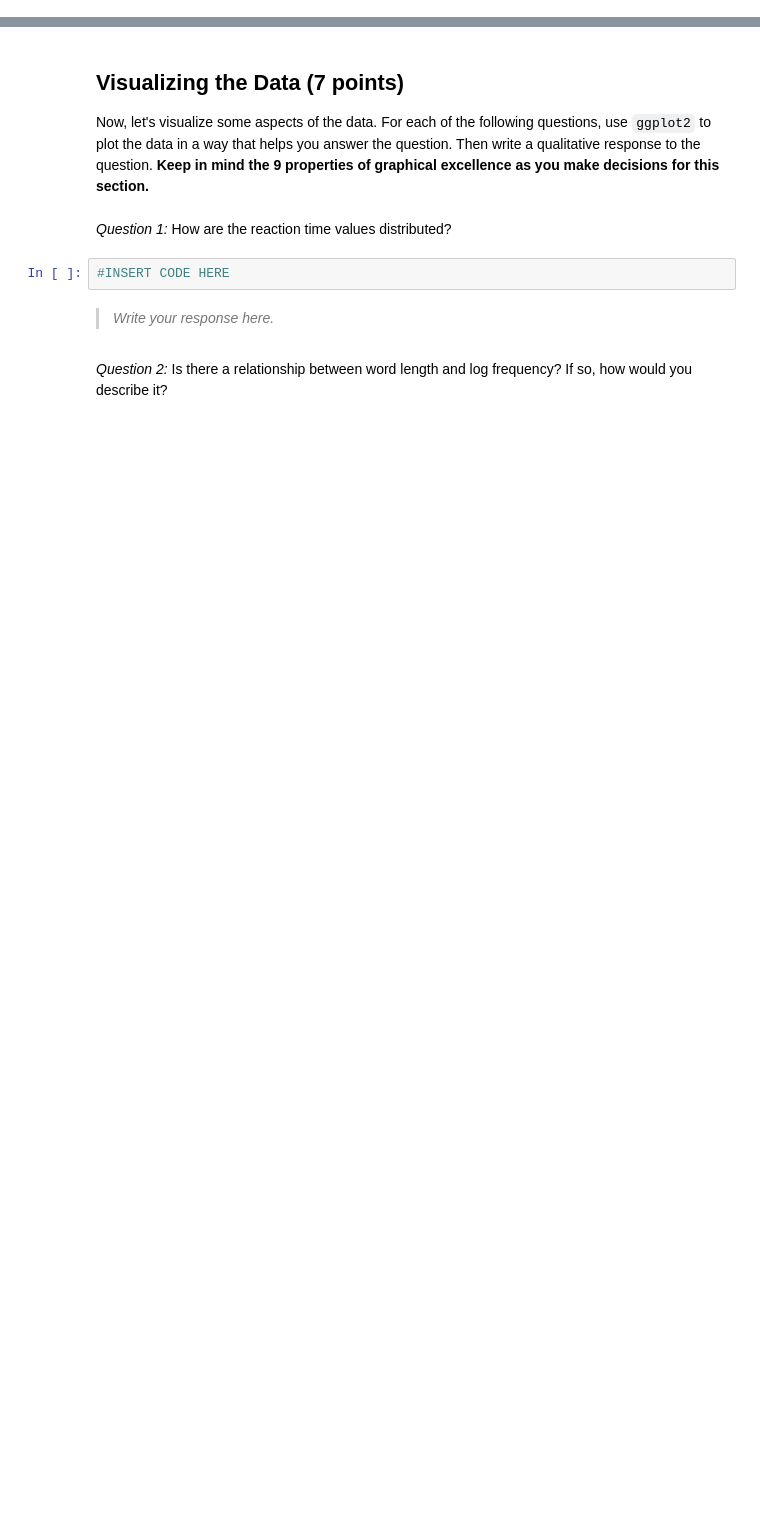
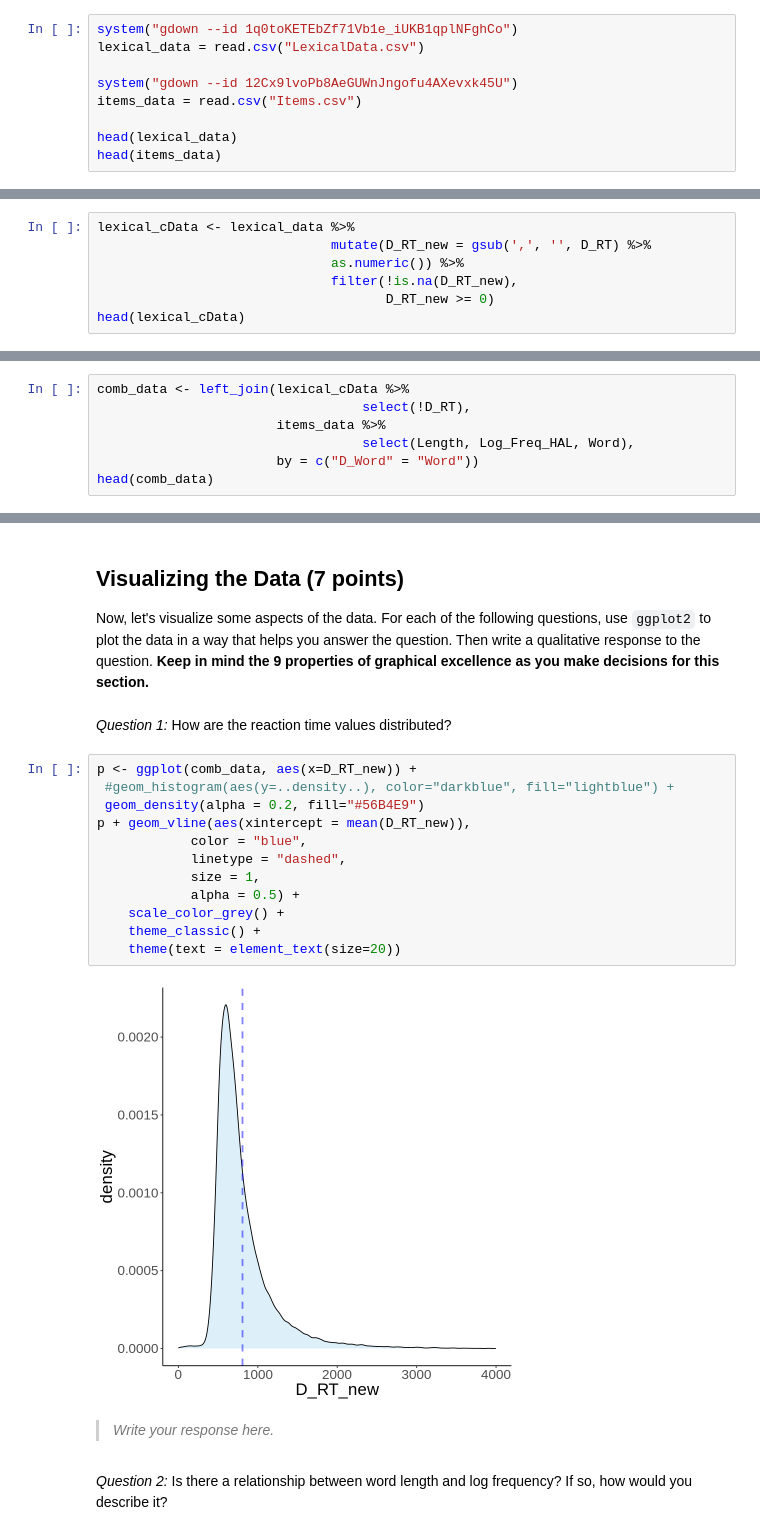
Before and after one commit to CoAxLab/DataSciencePsychNeuro, a Jupyter notebook: Homeworks/Homework3.ipynb, the cells around one changed output, grey strips where cells are left out. Saved outputs shown, nothing was run; the diff lists cells and outputs as text; blank space fills up the shorter version.

```diff
--- a/Homeworks/Homework3.ipynb
+++ b/Homeworks/Homework3.ipynb
@@ -19,0 +18,9 @@ Use the `setwd` (or `system ("gdown")` if you're working in colab) and `read.csv
+# %%
+system("gdown --id 1q0toKETEbZf71Vb1e_iUKB1qplNFghCo")
+lexical_data = read.csv("LexicalData.csv")
+
+system("gdown --id 12Cx9lvoPb8AeGUWnJngofu4AXevxk45U")
+items_data = read.csv("Items.csv")
+
+head(lexical_data)
+head(items_data)
@@ -25,0 +73,7 @@ First you'll need to load the `tidyverse` library.
+# %%
+lexical_cData <- lexical_data %>%
+                              mutate(D_RT_new = gsub(',', '', D_RT) %>%
+                              as.numeric()) %>%
+                              filter(!is.na(D_RT_new),
+                                     D_RT_new >= 0)
+head(lexical_cData)
@@ -29,0 +92,7 @@ First you'll need to load the `tidyverse` library.
+# %%
+comb_data <- left_join(lexical_cData %>%
+                                  select(!D_RT),
+                       items_data %>%
+                                  select(Length, Log_Freq_HAL, Word),
+                       by = c("D_Word" = "Word"))
+head(comb_data)
@@ -33,8 +112,20 @@ First you'll need to load the `tidyverse` library.
 Now, let's visualize some aspects of the data. For each of the following questions, use `ggplot2` to plot the data in a way that helps you answer the question. Then write a qualitative response to the question. **Keep in mind the 9 properties of graphical excellence as you make decisions for this section.**
 # %% [markdown]
 *Question 1:* How are the reaction time values distributed?
-# %%
-#INSERT CODE HERE
+# %%
+p <- ggplot(comb_data, aes(x=D_RT_new)) +
+ #geom_histogram(aes(y=..density..), color="darkblue", fill="lightblue") +
+ geom_density(alpha = 0.2, fill="#56B4E9")
+p + geom_vline(aes(xintercept = mean(D_RT_new)),
+            color = "blue",
+            linetype = "dashed",
+            size = 1,
+            alpha = 0.5) +
+    scale_color_grey() +
+    theme_classic() +
+    theme(text = element_text(size=20))
+# %% [output]
+[figure, added]
 # %% [markdown]
 > *Write your response here.*
 # %% [markdown]
```
Also changed, not shown: parts of 13 cells of this notebook.
